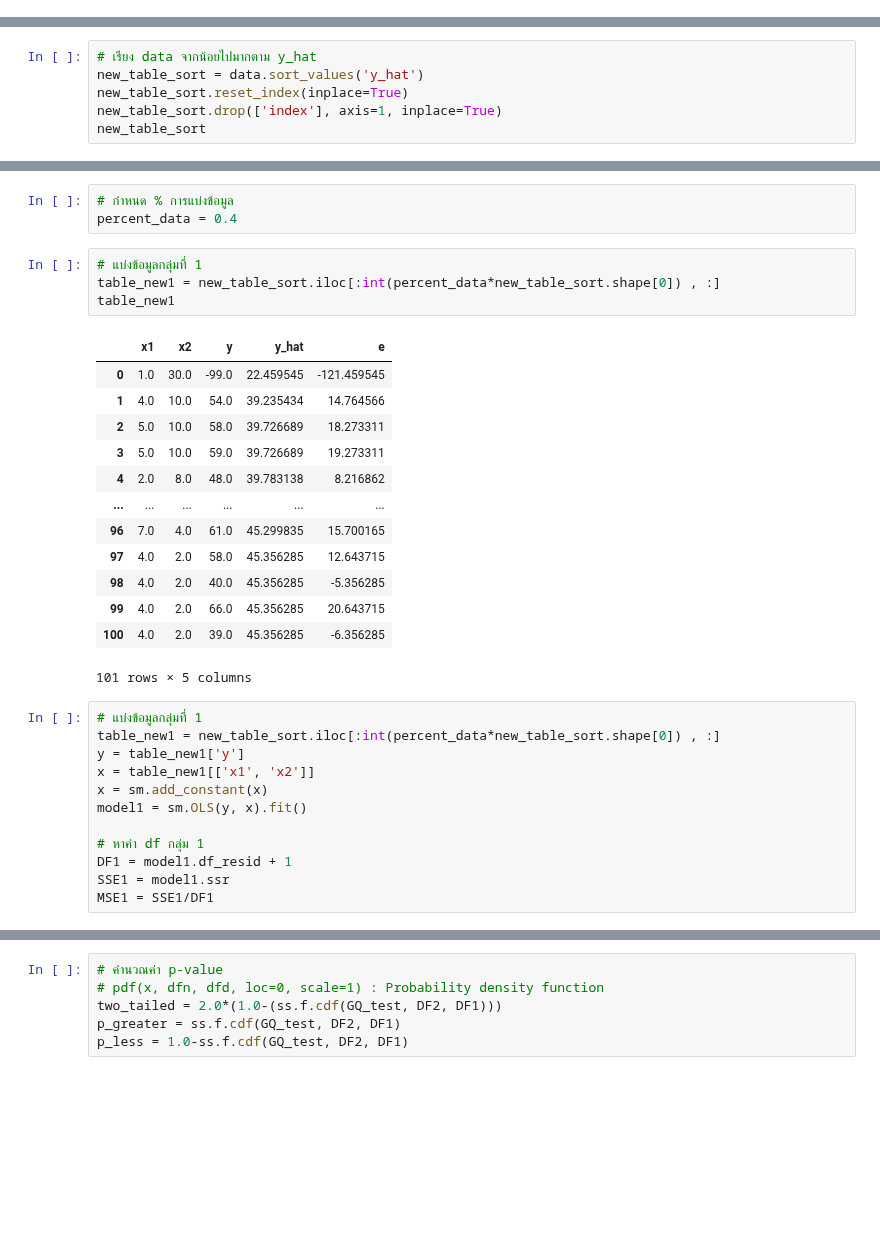
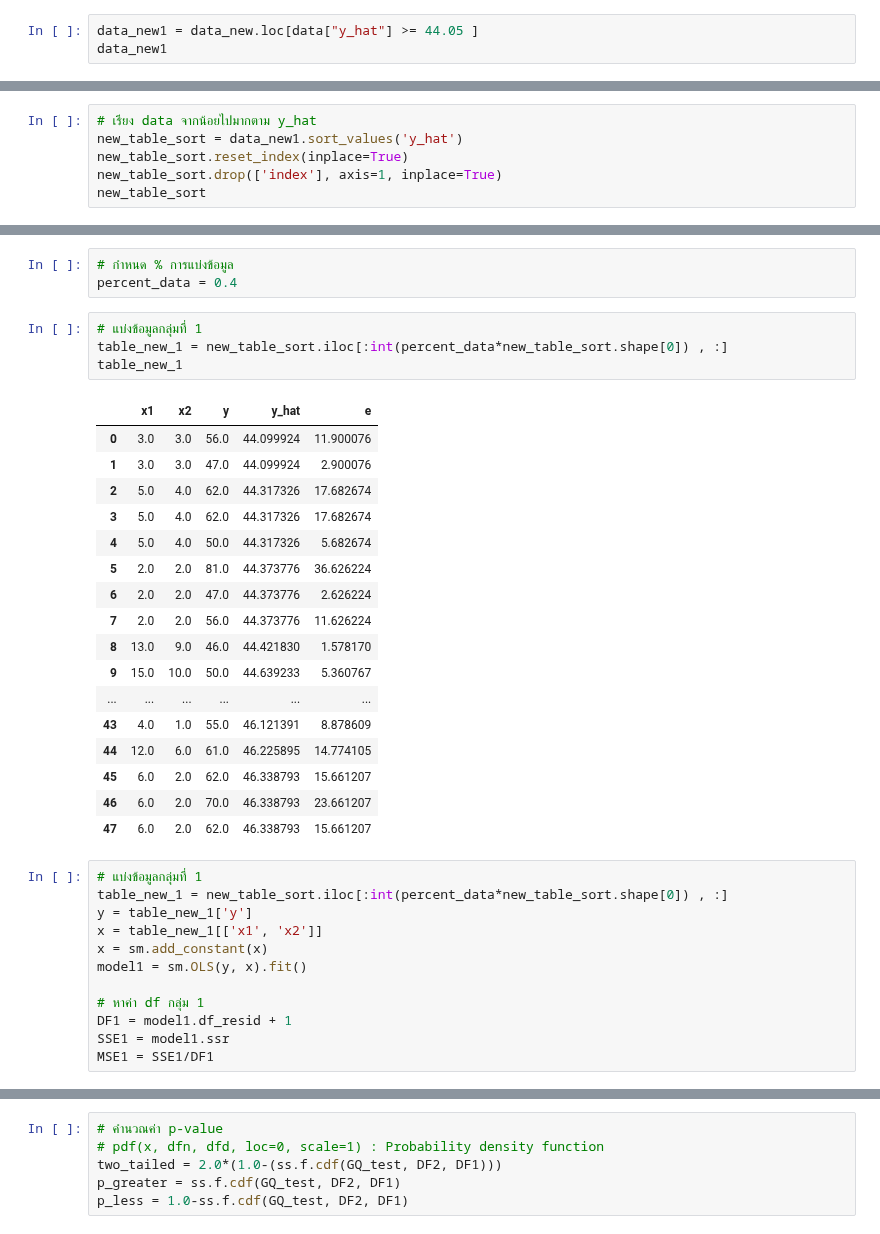
Before and after one commit to iam-fern/real_data, a Jupyter notebook: CHNS_pexam_pub_12_U24BU23U36_new.ipynb, the cells around one changed output, grey strips where cells are left out. Drawn from its saved outputs; the diff is of its cells as text; blank space fills up the shorter version.

```diff
--- a/CHNS_pexam_pub_12_U24BU23U36_new.ipynb
+++ b/CHNS_pexam_pub_12_U24BU23U36_new.ipynb
@@ -169,0 +177,3 @@ data_new
+# %%
+data_new1 = data_new.loc[data["y_hat"] >= 44.05 ]
+data_new1
@@ -183,6 +207,6 @@ data_new.plot(x ='x2', y='e', kind = 'scatter')
 # %%
 # เรียง data จากน้อยไปมากตาม y_hat
-new_table_sort = data.sort_values('y_hat')
+new_table_sort = data_new1.sort_values('y_hat')
 new_table_sort.reset_index(inplace=True)
 new_table_sort.drop(['index'], axis=1, inplace=True)
 new_table_sort
@@ -205,27 +229,31 @@ new_table_sort
 percent_data = 0.4
 # %%
 # แบ่งข้อมูลกลุ่มที่ 1
-table_new1 = new_table_sort.iloc[:int(percent_data*new_table_sort.shape[0]) , :]
-table_new1
+table_new_1 = new_table_sort.iloc[:int(percent_data*new_table_sort.shape[0]) , :]
+table_new_1
 # %% [output]
 |  | x1 | x2 | y | y_hat | e |
-| 0 | 1.0 | 30.0 | -99.0 | 22.459545 | -121.459545 |
-| 1 | 4.0 | 10.0 | 54.0 | 39.235434 | 14.764566 |
-| 2 | 5.0 | 10.0 | 58.0 | 39.726689 | 18.273311 |
-| 3 | 5.0 | 10.0 | 59.0 | 39.726689 | 19.273311 |
-| 4 | 2.0 | 8.0 | 48.0 | 39.783138 | 8.216862 |
+| 0 | 3.0 | 3.0 | 56.0 | 44.099924 | 11.900076 |
+| 1 | 3.0 | 3.0 | 47.0 | 44.099924 | 2.900076 |
+| 2 | 5.0 | 4.0 | 62.0 | 44.317326 | 17.682674 |
+| 3 | 5.0 | 4.0 | 62.0 | 44.317326 | 17.682674 |
+| 4 | 5.0 | 4.0 | 50.0 | 44.317326 | 5.682674 |
+| 5 | 2.0 | 2.0 | 81.0 | 44.373776 | 36.626224 |
+| 6 | 2.0 | 2.0 | 47.0 | 44.373776 | 2.626224 |
+| 7 | 2.0 | 2.0 | 56.0 | 44.373776 | 11.626224 |
+| 8 | 13.0 | 9.0 | 46.0 | 44.421830 | 1.578170 |
+| 9 | 15.0 | 10.0 | 50.0 | 44.639233 | 5.360767 |
 | ... | ... | ... | ... | ... | ... |
-| 96 | 7.0 | 4.0 | 61.0 | 45.299835 | 15.700165 |
-| 97 | 4.0 | 2.0 | 58.0 | 45.356285 | 12.643715 |
-| 98 | 4.0 | 2.0 | 40.0 | 45.356285 | -5.356285 |
-| 99 | 4.0 | 2.0 | 66.0 | 45.356285 | 20.643715 |
-| 100 | 4.0 | 2.0 | 39.0 | 45.356285 | -6.356285 |
+| 43 | 4.0 | 1.0 | 55.0 | 46.121391 | 8.878609 |
+| 44 | 12.0 | 6.0 | 61.0 | 46.225895 | 14.774105 |
+| 45 | 6.0 | 2.0 | 62.0 | 46.338793 | 15.661207 |
+| 46 | 6.0 | 2.0 | 70.0 | 46.338793 | 23.661207 |
+| 47 | 6.0 | 2.0 | 62.0 | 46.338793 | 15.661207 |
-101 rows × 5 columns
 # %%
 # แบ่งข้อมูลกลุ่มที่ 1
-table_new1 = new_table_sort.iloc[:int(percent_data*new_table_sort.shape[0]) , :]
-y = table_new1['y']
-x = table_new1[['x1', 'x2']]
+table_new_1 = new_table_sort.iloc[:int(percent_data*new_table_sort.shape[0]) , :]
+y = table_new_1['y']
+x = table_new_1[['x1', 'x2']]
 x = sm.add_constant(x)
 model1 = sm.OLS(y, x).fit()
 
```
Also changed, not shown: parts of 16 cells of this notebook.
